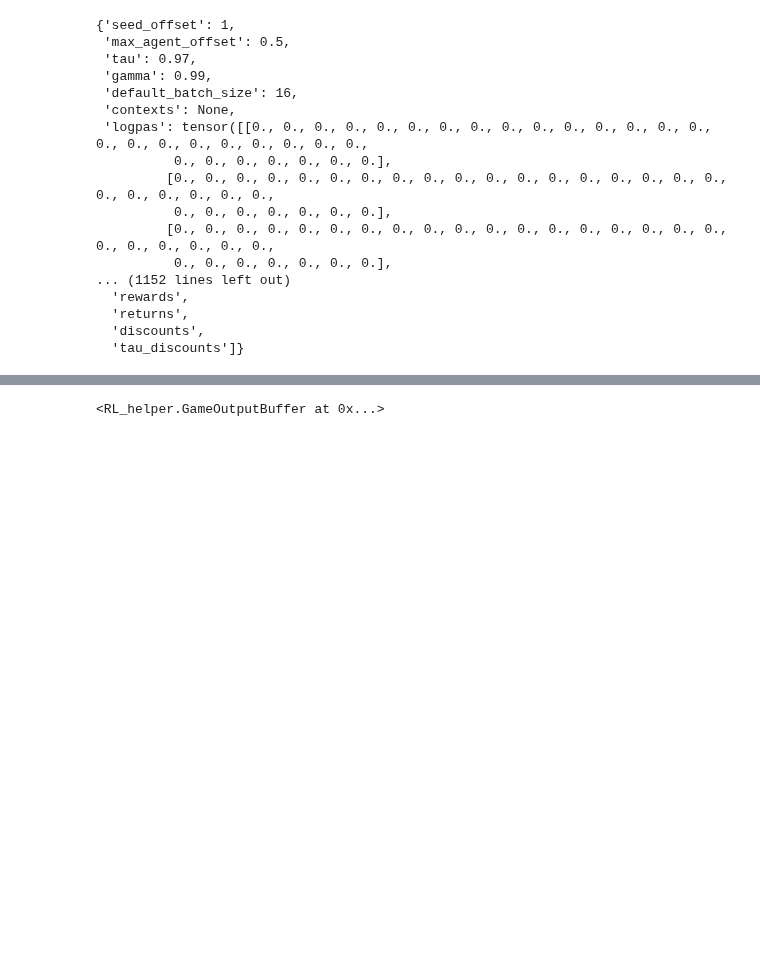
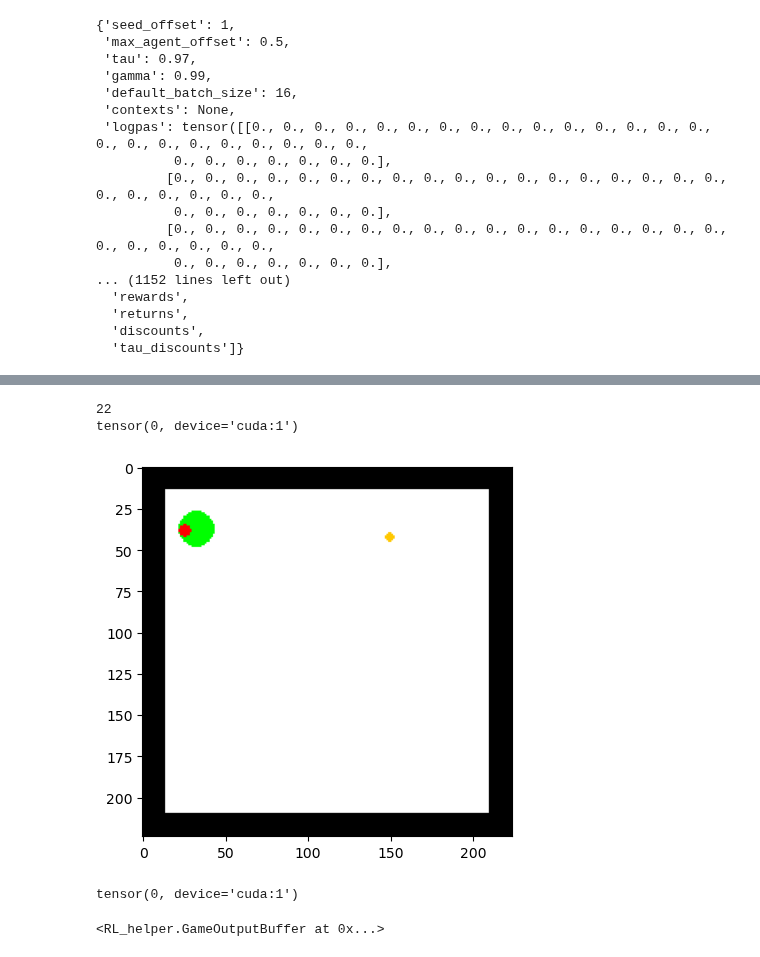
Before and after one commit to atbolsh/TransformerHomunculus, a Jupyter notebook: pseudoGRPO_agent/TestingAndDebugging.ipynb, the cells around one changed output, grey strips where cells are left out. Drawn from its saved outputs; the diff is of its cells as text; code cells hidden in the pictures; blank space fills up the shorter version.

```diff
--- a/pseudoGRPO_agent/TestingAndDebugging.ipynb
+++ b/pseudoGRPO_agent/TestingAndDebugging.ipynb
@@ -186,0 +235,17 @@ tensor([[0., 0.],
+# %%
+game_trace = buff_classic.settings_buffer[0]
+# %%
+i = 0
+# %%
+print(i)
+print(buff_classic.traces[0, i + 1])
+plt.imshow(discreteGame(game_trace[i]).getData())
+i += 1
+# %% [output]
+22
+tensor(0, device='cuda:1')
+[figure, added]
+# %%
+buff_classic.traces[0, 22]
+# %% [output]
+tensor(0, device='cuda:1')
```
Also changed, not shown: parts of 22 cells of this notebook, 2 other files.
